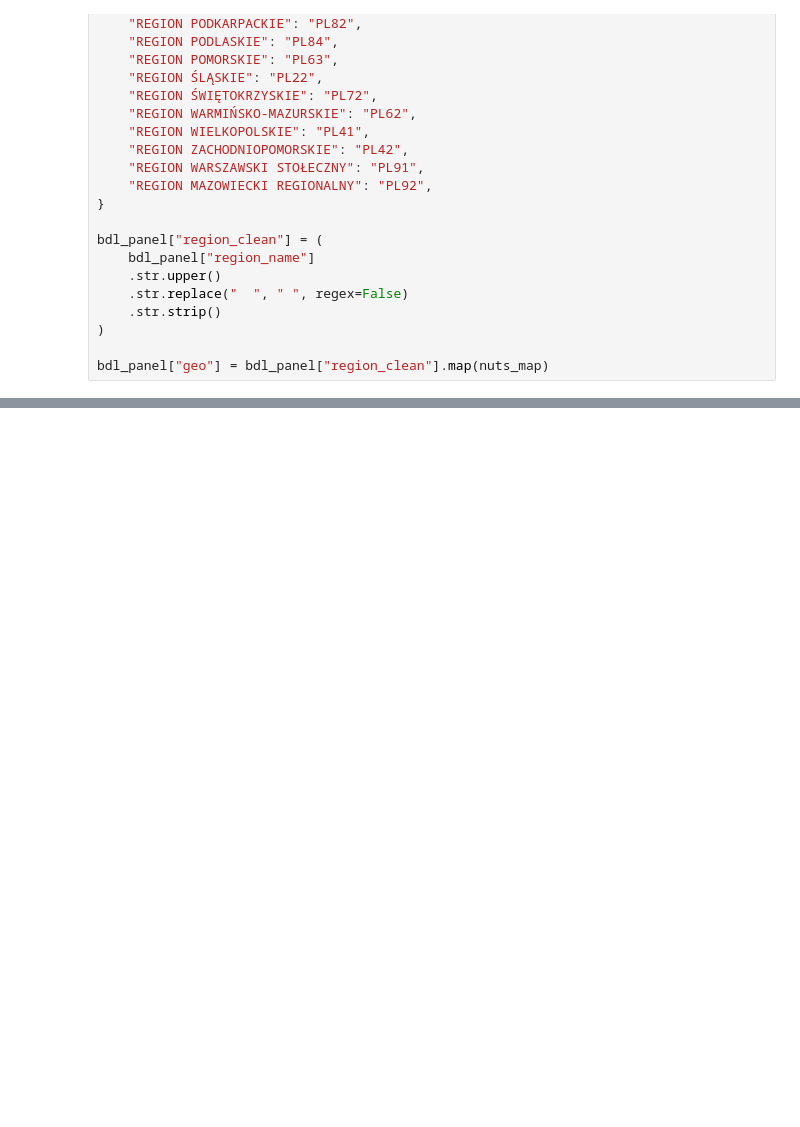
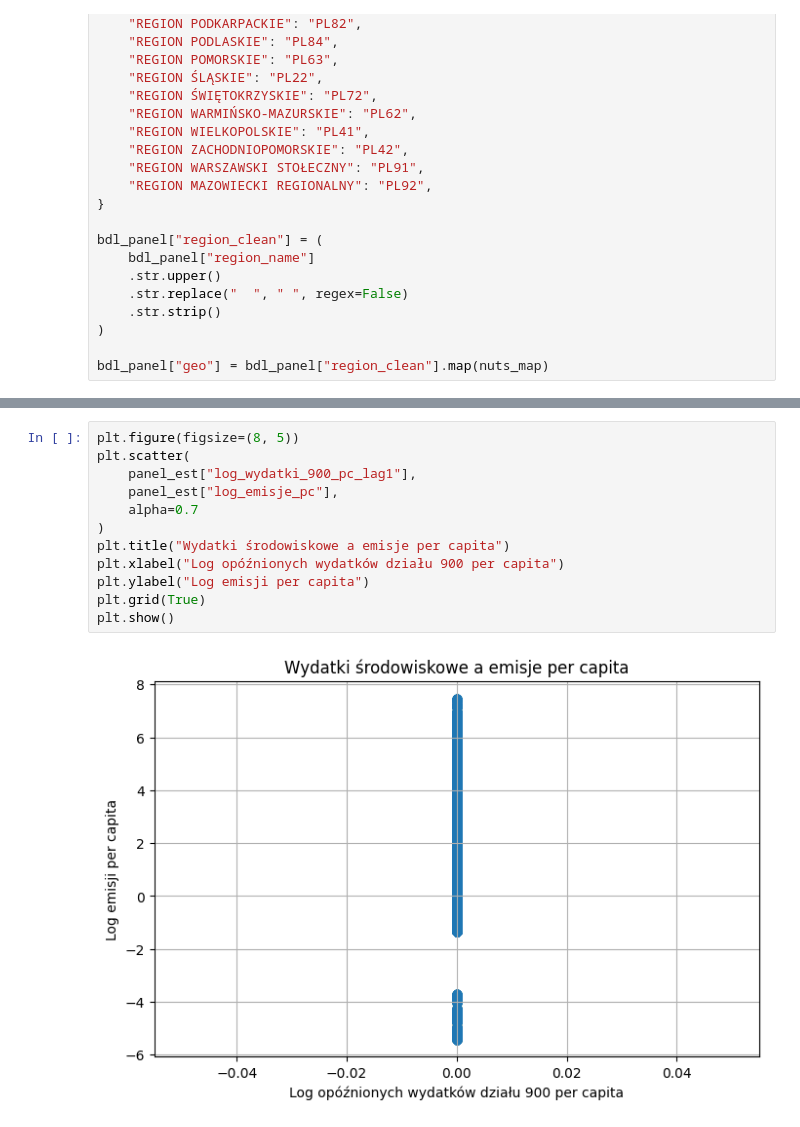
Before and after one commit to jjabuk/sgh-panele-projekt, a Jupyter notebook: main2.ipynb, the cells around one changed output, grey strips where cells are left out. Drawn from its saved outputs; the diff is of its cells as text; blank space fills up the shorter version.

```diff
--- a/main2.ipynb
+++ b/main2.ipynb
@@ -331,0 +462,14 @@ NameError: name 'panel_emisje' is not defined
+# %%
+plt.figure(figsize=(8, 5))
+plt.scatter(
+    panel_est["log_wydatki_900_pc_lag1"],
+    panel_est["log_emisje_pc"],
+    alpha=0.7
+)
+plt.title("Wydatki środowiskowe a emisje per capita")
+plt.xlabel("Log opóźnionych wydatków działu 900 per capita")
+plt.ylabel("Log emisji per capita")
+plt.grid(True)
+plt.show()
+# %% [output]
+[figure, added]
```
Also changed, not shown: parts of 9 cells of this notebook.
